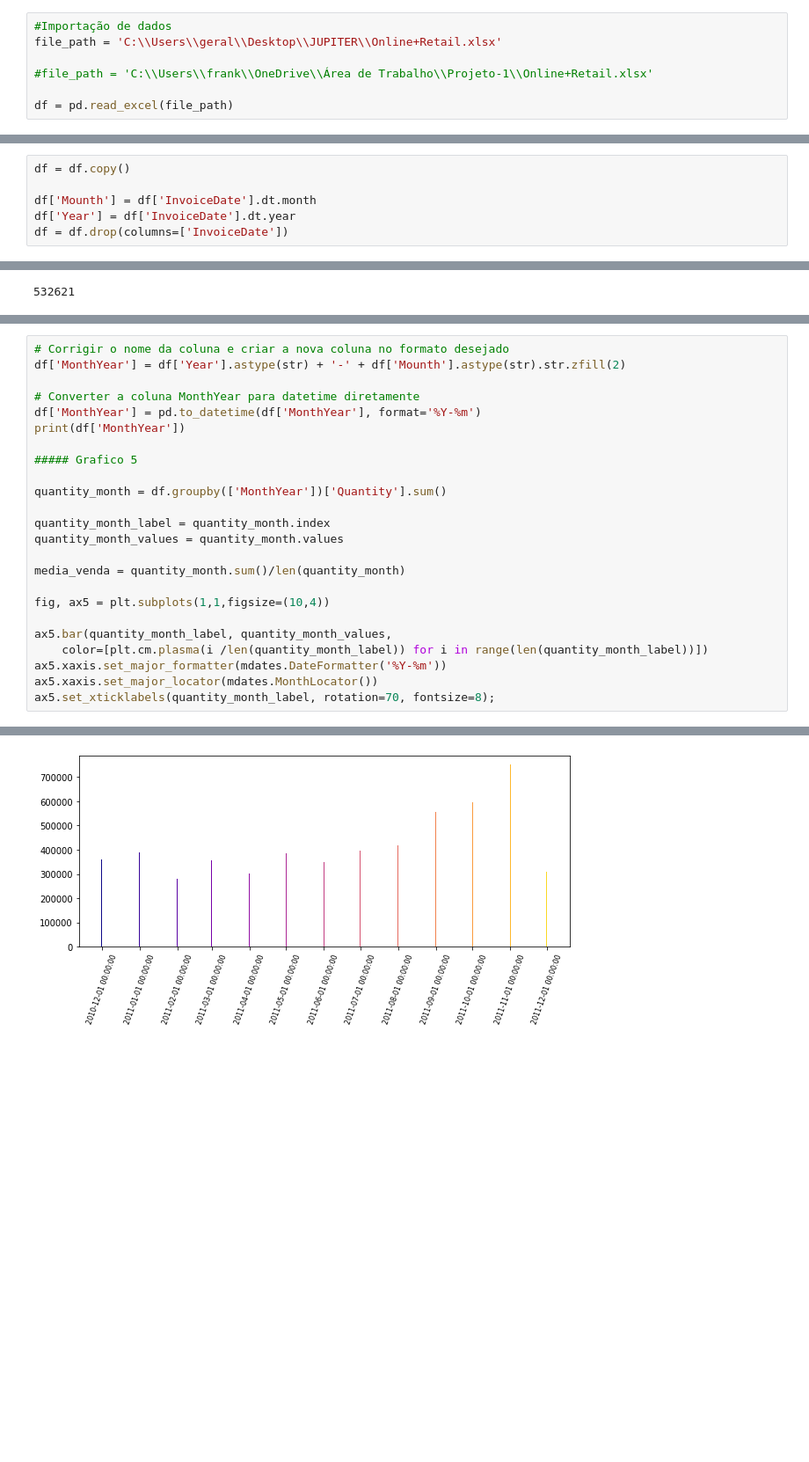
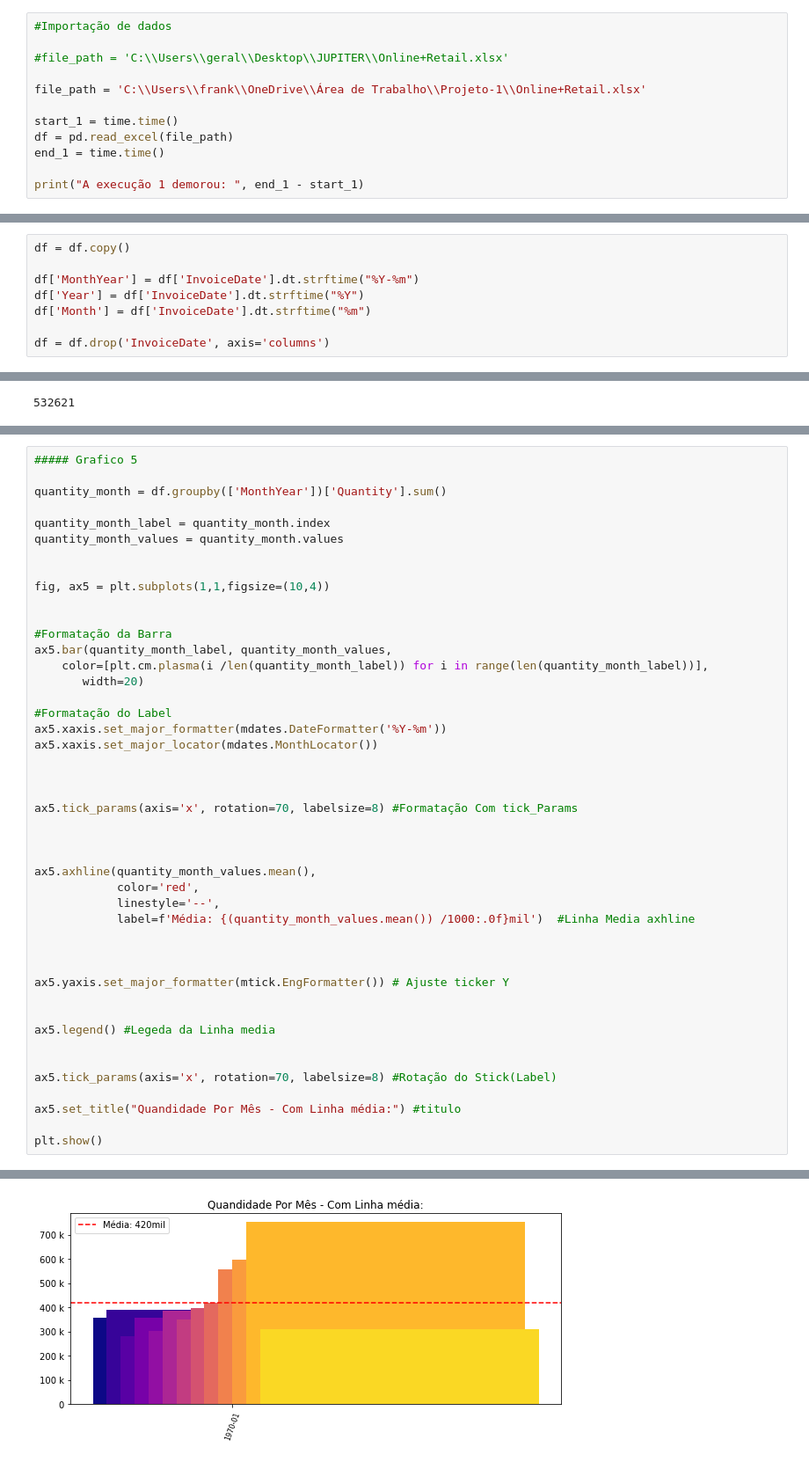
Before and after one commit to Franklin-Souza/portfolio, a Jupyter notebook: Projeto-1_Online_Retail.ipynb, the cells around one changed output, grey strips where cells are left out. Shown at 88% size. Drawn from its saved outputs; the diff is of its cells as text; blank space fills up the shorter version.

```diff
--- a/Projeto-1_Online_Retail.ipynb
+++ b/Projeto-1_Online_Retail.ipynb
@@ -12,7 +14,12 @@ import matplotlib.pyplot as plt
 # %%
 #Importação de dados
-file_path = 'C:\\Users\\geral\\Desktop\\JUPITER\\Online+Retail.xlsx'
 
-#file_path = 'C:\\Users\\frank\\OneDrive\\Área de Trabalho\\Projeto-1\\Online+Retail.xlsx'
+#file_path = 'C:\\Users\\geral\\Desktop\\JUPITER\\Online+Retail.xlsx'
 
+file_path = 'C:\\Users\\frank\\OneDrive\\Área de Trabalho\\Projeto-1\\Online+Retail.xlsx'
+
+start_1 = time.time()
 df = pd.read_excel(file_path)
+end_1 = time.time()
+
+print("A execução 1 demorou: ", end_1 - start_1)
@@ -35,9 +44,11 @@ df['SalesTotals'] = round(df['Quantity']*df['UnitPrice'],1)
 # %%
 df = df.copy()
 
-df['Mounth'] = df['InvoiceDate'].dt.month
-df['Year'] = df['InvoiceDate'].dt.year
-df = df.drop(columns=['InvoiceDate'])
+df['MonthYear'] = df['InvoiceDate'].dt.strftime("%Y-%m")
+df['Year'] = df['InvoiceDate'].dt.strftime("%Y")
+df['Month'] = df['InvoiceDate'].dt.strftime("%m")
+
+df = df.drop('InvoiceDate', axis='columns')
 # %%
 #Vizualização data frame
 df.tail()
@@ -202,11 +221,4 @@ plt.show()
 # %%
-# Corrigir o nome da coluna e criar a nova coluna no formato desejado
-df['MonthYear'] = df['Year'].astype(str) + '-' + df['Mounth'].astype(str).str.zfill(2)
-
-# Converter a coluna MonthYear para datetime diretamente
-df['MonthYear'] = pd.to_datetime(df['MonthYear'], format='%Y-%m')
-print(df['MonthYear'])
-
 ##### Grafico 5
 
 quantity_month = df.groupby(['MonthYear'])['Quantity'].sum()
@@ -214,13 +226,41 @@ quantity_month = df.groupby(['MonthYear'])['Quantity'].sum()
 quantity_month_label = quantity_month.index
 quantity_month_values = quantity_month.values
 
-media_venda = quantity_month.sum()/len(quantity_month)
 
 fig, ax5 = plt.subplots(1,1,figsize=(10,4))
 
+
+#Formatação da Barra
 ax5.bar(quantity_month_label, quantity_month_values,
-    color=[plt.cm.plasma(i /len(quantity_month_label)) for i in range(len(quantity_month_label))])
+    color=[plt.cm.plasma(i /len(quantity_month_label)) for i in range(len(quantity_month_label))],
+       width=20)
+
+#Formatação do Label
 ax5.xaxis.set_major_formatter(mdates.DateFormatter('%Y-%m'))
 ax5.xaxis.set_major_locator(mdates.MonthLocator())
-ax5.set_xticklabels(quantity_month_label, rotation=70, fontsize=8);
+
+
+
+ax5.tick_params(axis='x', rotation=70, labelsize=8) #Formatação Com tick_Params
+
+
+
+ax5.axhline(quantity_month_values.mean(),
+            color='red',
+            linestyle='--',
+            label=f'Média: {(quantity_month_values.mean()) /1000:.0f}mil')  #Linha Media axhline
+
+
+
+ax5.yaxis.set_major_formatter(mtick.EngFormatter()) # Ajuste ticker Y
+
+
+ax5.legend() #Legeda da Linha media
+
+
+ax5.tick_params(axis='x', rotation=70, labelsize=8) #Rotação do Stick(Label)
+
+ax5.set_title("Quandidade Por Mês - Com Linha média:") #titulo
+
+plt.show()
 # %% [output]
@@ -239 +267 @@ Name: MonthYear, Length: 532621, dtype: datetime64[ns]
-[figure, old version]
+[figure, new version]
```
Also changed, not shown: parts of 10 cells of this notebook.
